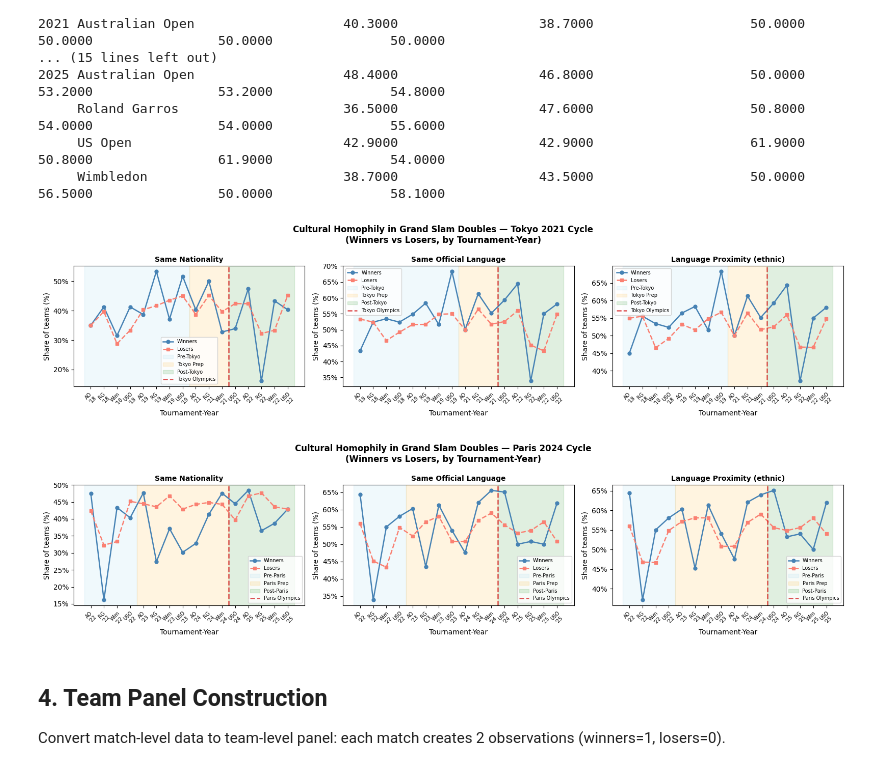
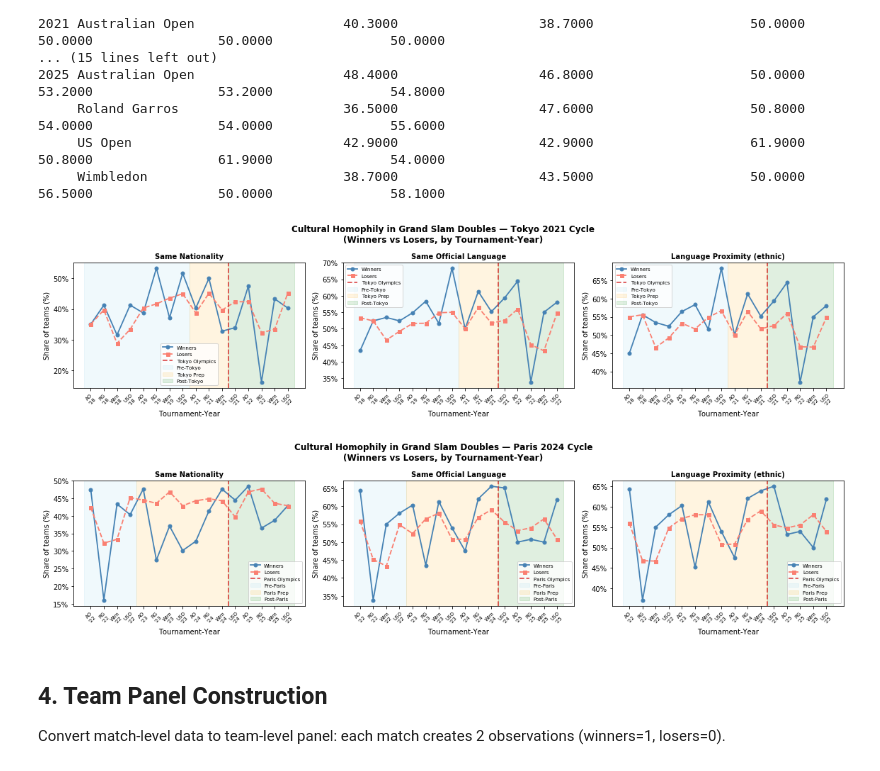
Before and after one commit to AEGDDI/tennis-homophily, a Jupyter notebook: code/analysis/homophily_analysis.ipynb, the cells around one changed output. Cells and saved outputs as stored; diff of their text form; code cells hidden in the pictures.

```diff
--- a/code/analysis/homophily_analysis.ipynb
+++ b/code/analysis/homophily_analysis.ipynb
@@ -459,7 +515,7 @@ for ax, wc, lc, ttl in zip(axes, wcols, lcols, titles):
 
 fig.suptitle('Cultural Homophily in Grand Slam Doubles — Tokyo 2021 Cycle\n(Winners vs Losers, by Tournament-Year)',
              fontsize=12, fontweight='bold')
-plt.tight_layout()
+plt.tight_layout(rect=[0, 0, 1, 0.88])
 plt.savefig('../../ppt/homophily_tokyo_cycle.png', dpi=150, bbox_inches='tight')
 plt.show()
 
@@ -468,36 +524,36 @@ ty_p = ty[ty['year'].isin([2022, 2023, 2024, 2025])].reset_index(drop=True)
 ty_p['x'] = ty_p.index
 
 pre_p  = ty_p['year'] == 2022
 prep_p = (ty_p['year'] == 2023) | ((ty_p['year'] == 2024) & ty_p['tournament'].isin(['Australian Open', 'Roland Garros', 'Wimbledon']))
 post_p = ((ty_p['year'] == 2024) & (ty_p['tournament'] == 'US Open')) | (ty_p['year'] == 2025)
 
 fig, axes = plt.subplots(1, 3, figsize=(16, 4), sharey=False)
 for ax, wc, lc, ttl in zip(axes, wcols, lcols, titles):
     ax.plot(ty_p['x'], ty_p[wc], marker='o', color='steelblue', lw=1.8, ms=5, label='Winners')
     ax.plot(ty_p['x'], ty_p[lc], marker='s', color='salmon',    lw=1.8, ms=5, ls='--', label='Losers')
     for mask, color, lbl in [(pre_p, 'skyblue', 'Pre-Paris'), (prep_p, 'orange', 'Paris Prep'), (post_p, 'green', 'Post-Paris')]:
         xs = ty_p.loc[mask, 'x']
         if not xs.empty:
             ax.axvspan(xs.min() - 0.5, xs.max() + 0.5, alpha=0.12, color=color, label=lbl)
     x_wim = ty_p.loc[(ty_p['year'] == 2024) & (ty_p['tournament'] == 'Wimbledon'), 'x']
     x_uso = ty_p.loc[(ty_p['year'] == 2024) & (ty_p['tournament'] == 'US Open'),   'x']
     if not x_wim.empty and not x_uso.empty:
         ax.axvline((x_wim.values[0] + x_uso.values[0]) / 2,
                    color='#d62728', ls='--', lw=1.8, alpha=0.8, label='Paris Olympics')
     ax.set_title(ttl, fontsize=10, fontweight='bold')
     ax.set_xlabel('Tournament-Year'); ax.set_ylabel('Share of teams (%)')
     ax.yaxis.set_major_formatter(mticker.FormatStrFormatter('%.0f%%'))
     ax.set_xticks(ty_p['x']); ax.set_xticklabels(ty_p['label'], fontsize=7)
     ax.tick_params(axis='x', rotation=45); ax.legend(fontsize=7)
 
 fig.suptitle('Cultural Homophily in Grand Slam Doubles — Paris 2024 Cycle\n(Winners vs Losers, by Tournament-Year)',
              fontsize=12, fontweight='bold')
-plt.tight_layout()
+plt.tight_layout(rect=[0, 0, 1, 0.88])
 plt.savefig('../../ppt/homophily_paris_cycle.png', dpi=150, bbox_inches='tight')
 plt.show()
 # %% [output]
-[figure, old version]
+[figure, new version]
-[figure, old version]
+[figure, new version]
 # %% [markdown]
 ## 4. Team Panel Construction
 
```
Also changed, not shown: parts of 11 cells of this notebook, 13 other files.
